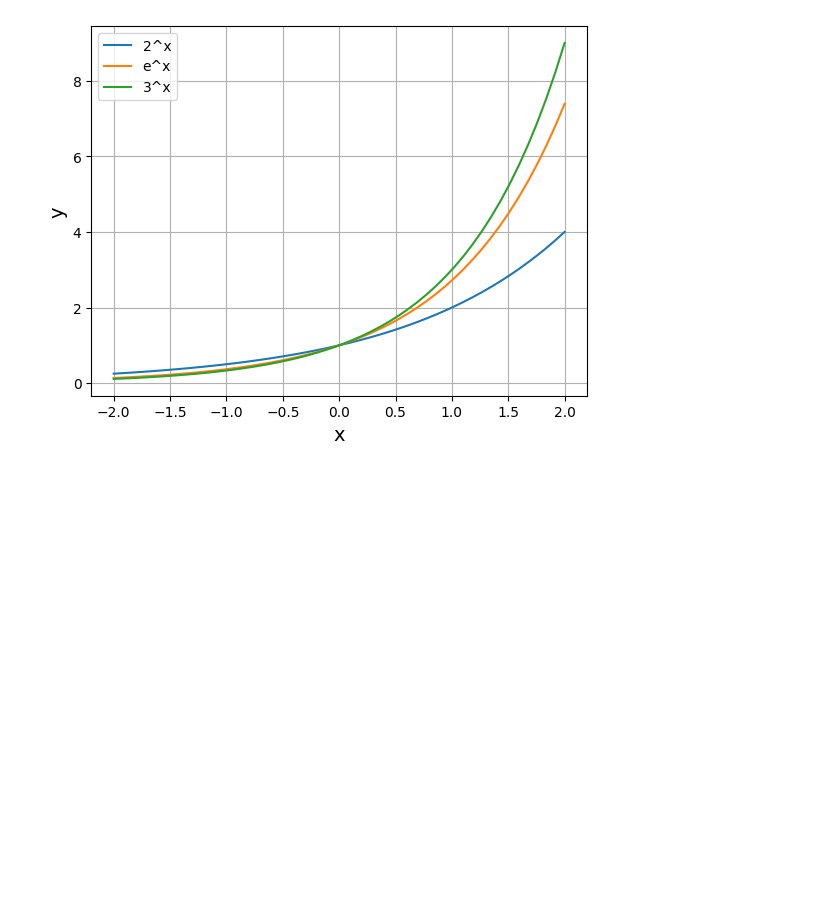
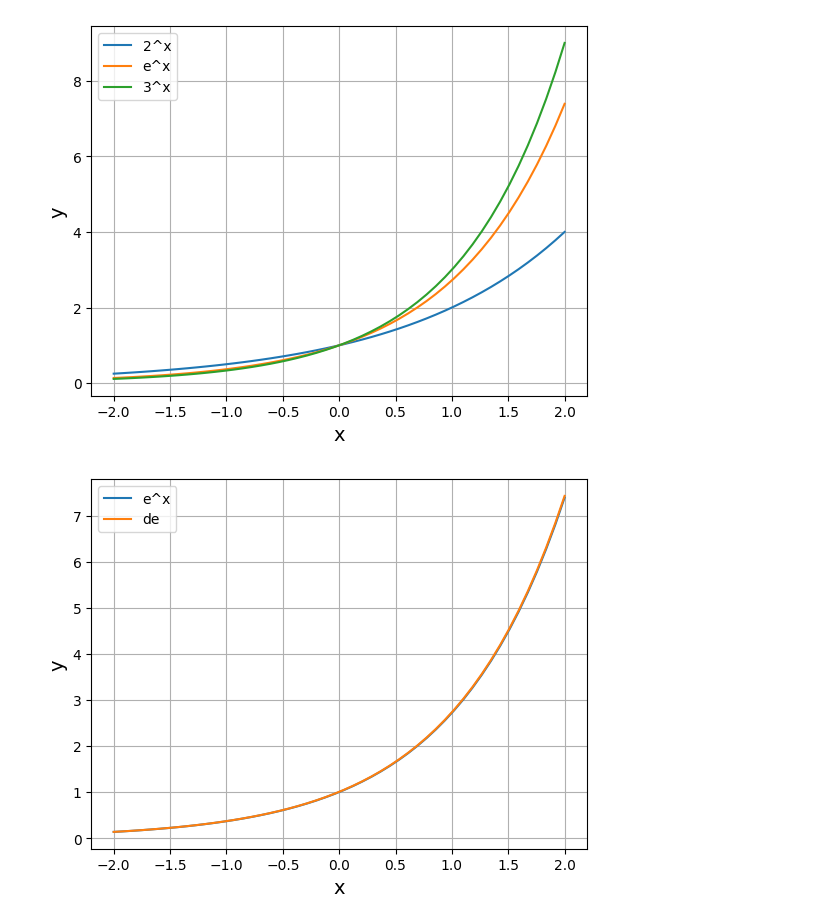
Before and after one commit to yuji-sniper/python-ai, a Jupyter notebook: src/numpy-lesson.ipynb, the cells around one changed output. Drawn from its saved outputs; the diff is of its cells as text; code cells hidden in the pictures; blank space fills up the shorter version.

Commit message:
ネイピア数の「y=e^xの傾きはe^xとほぼ同じになる性質」を体感

```diff
--- a/src/numpy-lesson.ipynb
+++ b/src/numpy-lesson.ipynb
@@ -115,3 +115,26 @@ plt.grid()
 plt.show()
 # %% [output]
 [figure]
+# %%
+import numpy as np
+import matplotlib.pyplot as plt
+
+x = np.linspace(-2, 2)
+dx = 0.01 # xの微小な変化
+e = np.e # ネイピア数
+
+y_e = e**x #元の冪乗関数
+y_de = (e**(x+dx) - e**x) / dx # yの微小な変化/xの微小な変化
+
+plt.plot(x, y_e, label="e^x")
+plt.plot(x, y_de, label="de")
+plt.legend()
+
+plt.xlabel("x", size=14)
+plt.ylabel("y", size=14)
+plt.grid()
+plt.show()
+
+# y=e^xの傾きはe^xとほぼ同じになる！！！
+# %% [output]
+[figure, added]
```
